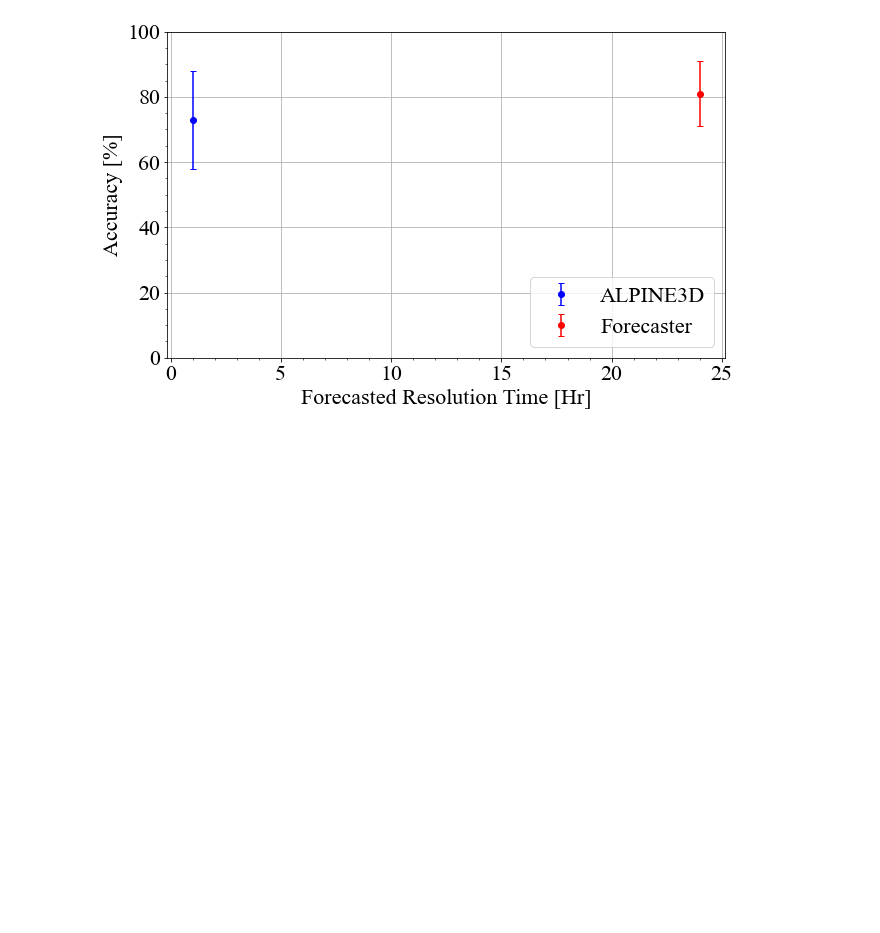
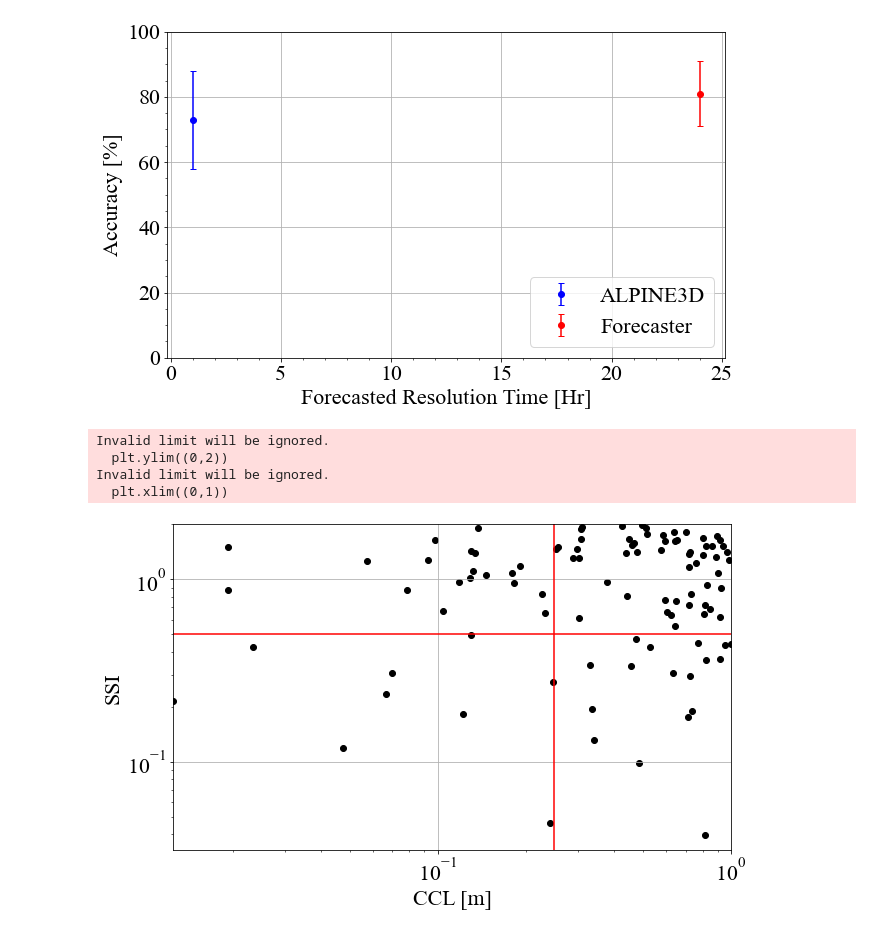
Before and after one commit to tjmorrison/Heat_Pump_Model, a Jupyter notebook: Tarp_Prez/src/Figure.ipynb, the cells around one changed output. Saved outputs shown, nothing was run; the diff lists cells and outputs as text; code cells hidden in the pictures; blank space fills up the shorter version.

```diff
--- a/Tarp_Prez/src/Figure.ipynb
+++ b/Tarp_Prez/src/Figure.ipynb
@@ -55,3 +56,34 @@ plt.savefig('../gen/Temporal_improvements' +'.png', bbox_inches='tight')
 #plt.close()
 # %% [output]
 [figure]
+# %%
+#SSI vs. CCL Figure
+
+SSI = np.random.random(100) * 2
+CCL = np.random.random(100) * 1
+
+plt.figure(figsize=(10, 6))
+plt.plot([0.25,0.25], [0,2], color='red')
+plt.plot([0,1], [0.5,0.5], color='red')
+plt.scatter(CCL, SSI, color='black')
+#plt.fill_between((0.2, 0.2, 0.3,0.3), [0, 2, 2, 0],facecolor = 'lightgray',alpha = 0.5)
+#plt.fill_between((0, 0, 1,1), [0.7, 0.5, 0.4, 0.3],facecolor = 'lightgray',alpha = 0.5)
+
+plt.minorticks_on()
+plt.grid(b=bool, which='major', axis='both')
+plt.xscale('log')
+plt.yscale('log')
+
+plt.ylabel('SSI')
+plt.xlabel('CCL [m]')
+plt.ylim((0,2))
+plt.xlim((0,1))
+plt.autoscale(enable=True, axis='x', tight=True)
+
+plt.savefig('../gen/SSI_CCL' +'.png', bbox_inches='tight')
+# %% [output]
+Invalid limit will be ignored.
+  plt.ylim((0,2))
+Invalid limit will be ignored.
+  plt.xlim((0,1))
+[figure, added]
```
Also changed, not shown: parts of 1 cell of this notebook, 12 other files.
